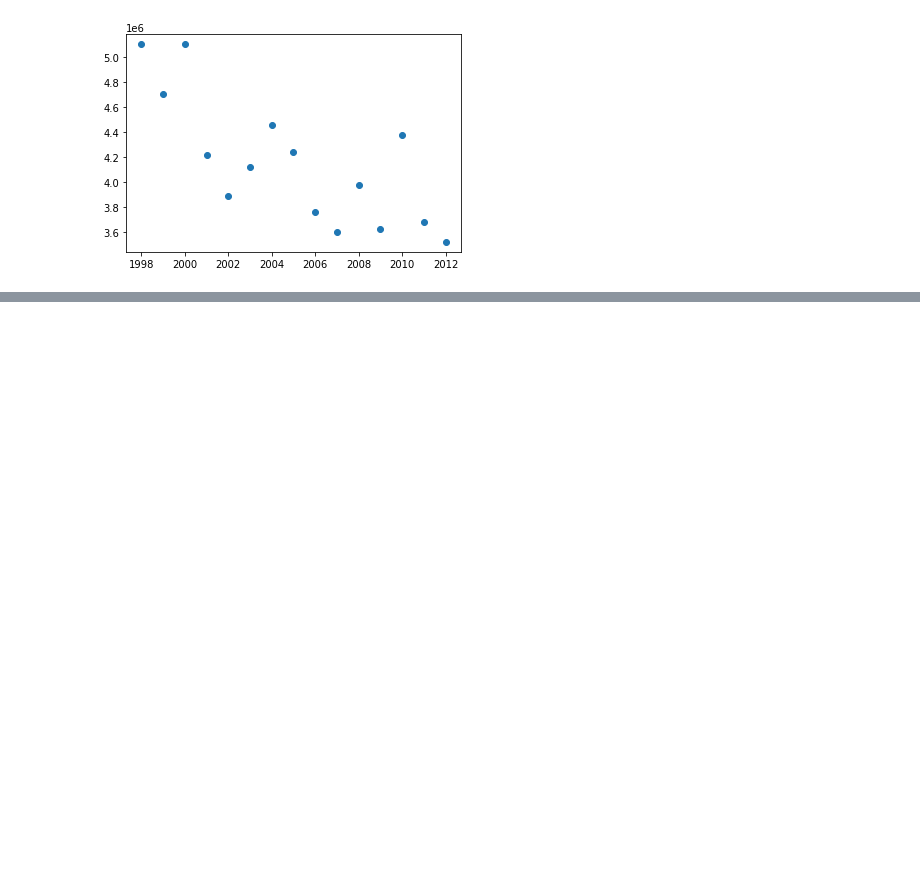
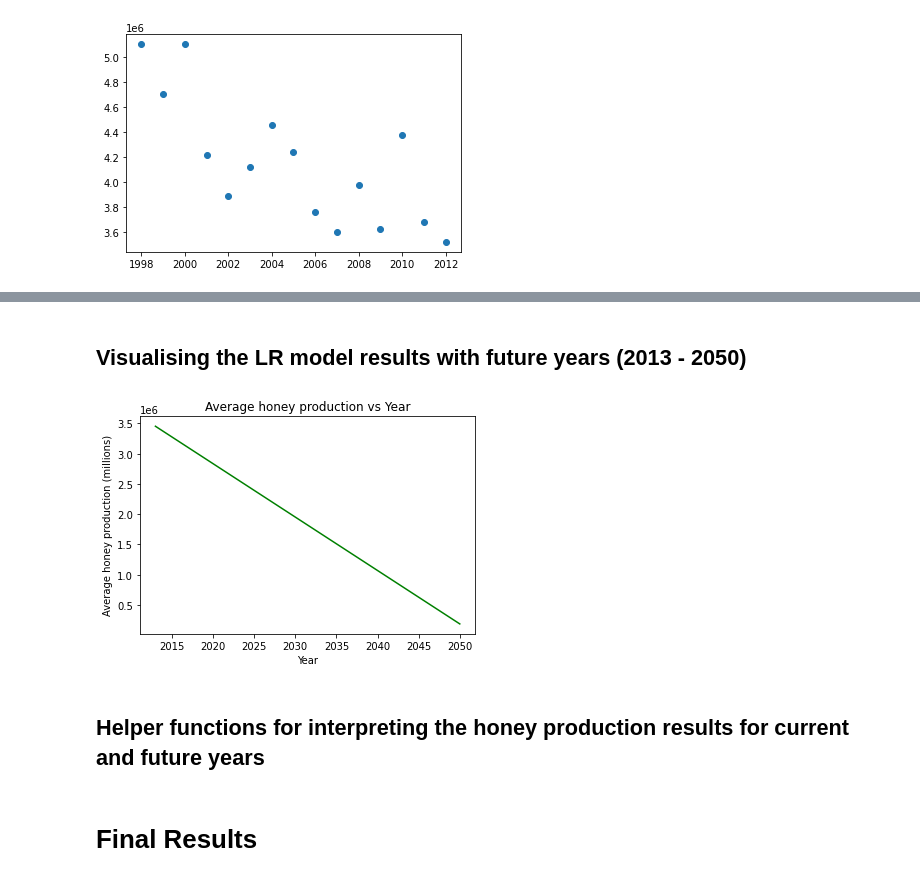
Before and after one commit to rohanmorar/Machine-Learning-Notebooks, a Jupyter notebook: Simple-Linear-Regression-Notebooks/HoneyProductionTrend.ipynb, the cells around one changed output, grey strips where cells are left out. Drawn from its saved outputs; the diff is of its cells as text; code cells hidden in the pictures; blank space fills up the shorter version.

```diff
--- a/Simple-Linear-Regression-Notebooks/HoneyProductionTrend.ipynb
+++ b/Simple-Linear-Regression-Notebooks/HoneyProductionTrend.ipynb
@@ -88,0 +135,6 @@ plt.show()
+# %%
+X_future = np.array(range(2013, 2051))
+print(f"Before reshape:\n{X_future}")
+print("----------------------------------------------------------------------------")
+X_future = X_future.reshape(-1, 1) #reshape - rotates array so 1 item per row
+print(f"After reshape:\n{X_future}")
@@ -88,0 +159,3 @@ plt.show()
+# %%
+future_pred = regr.predict(X_future)
+print(future_pred)
@@ -88,0 +173,12 @@ plt.show()
+# %% [markdown]
+## Visualising the LR model results with future years (2013 - 2050)
+# %%
+plt.plot(X_future, future_pred, color = "green")
+plt.title('Average honey production vs Year')
+plt.xlabel('Year')
+plt.ylabel('Average honey production (millions)')
+plt.show()
+# %% [output]
+[figure, added]
+# %% [markdown]
+## Helper functions for interpreting the honey production results for current and future years
@@ -88,0 +203,2 @@ plt.show()
+# %% [markdown]
+# Final Results
```
Also changed, not shown: parts of 13 cells of this notebook.
